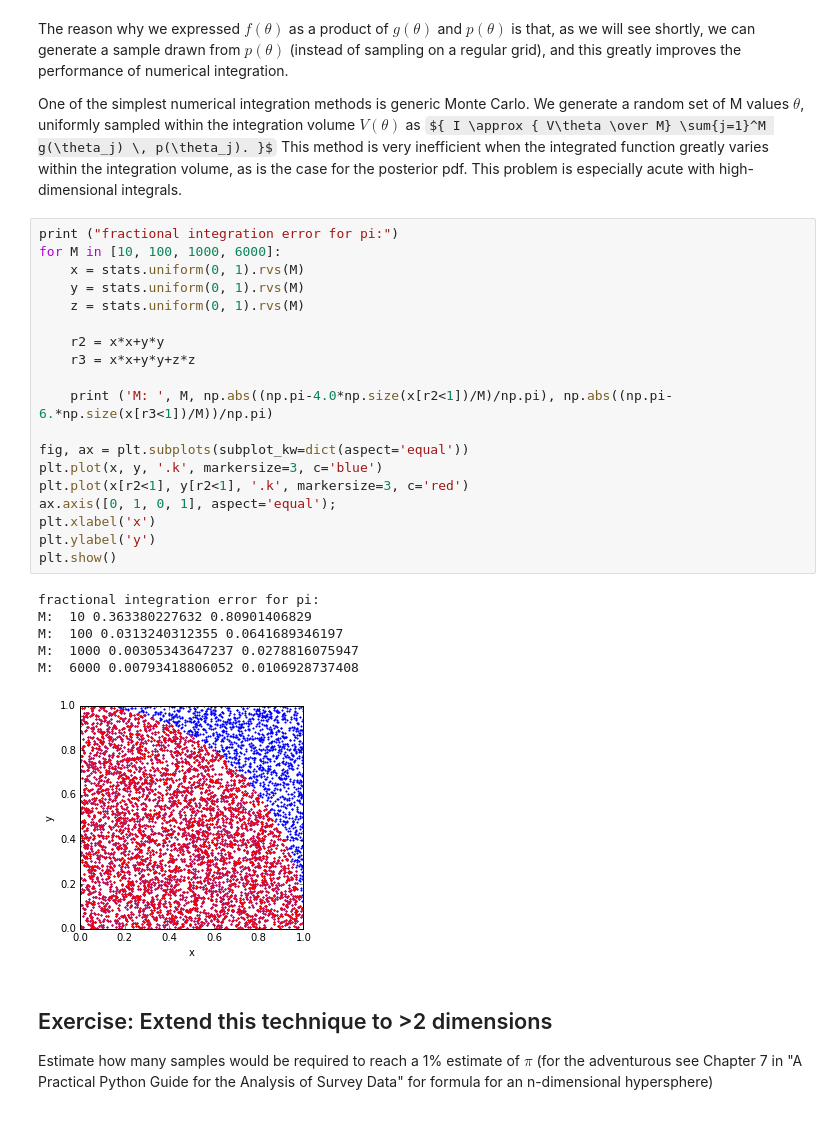
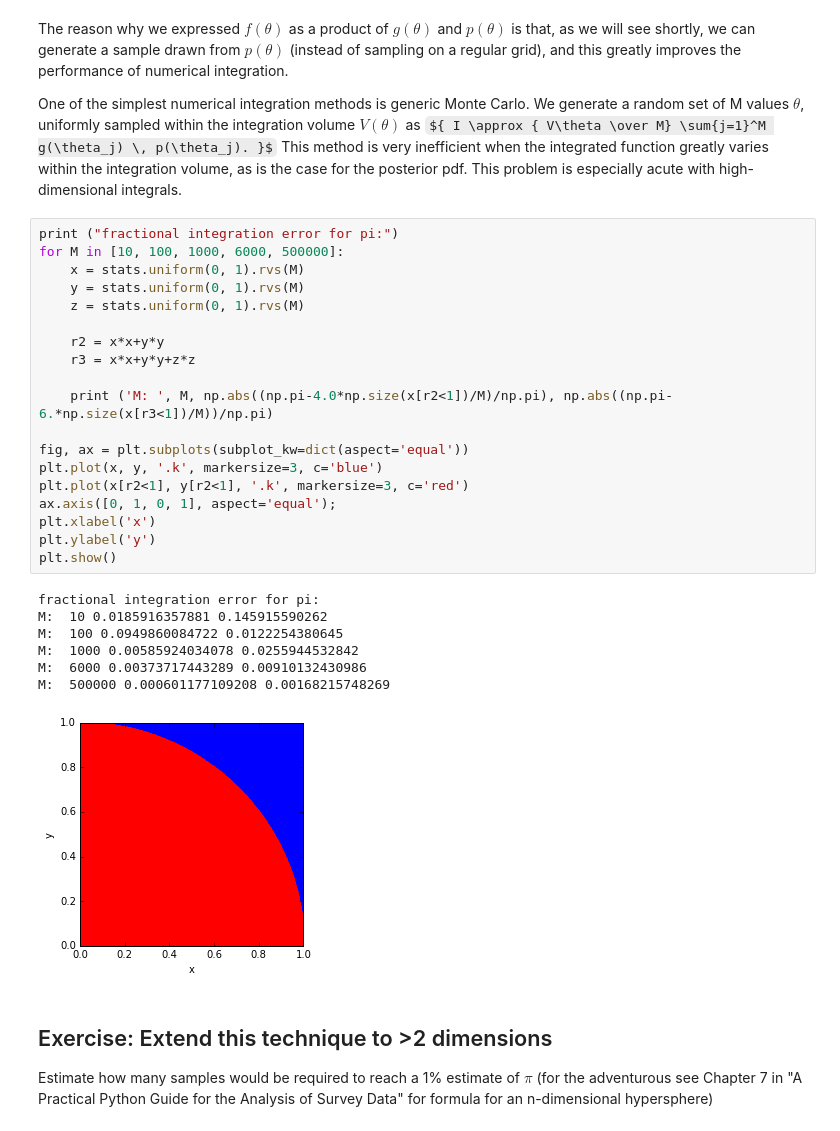
Before and after one commit to dirac-institute/uw-astr598-w18, a Jupyter notebook: lectures/Week-4-Thu.ipynb, the cells around one changed output. Drawn from its saved outputs; the diff is of its cells as text; some formulas as TeX source.

Commit message:
add figures

```diff
--- a/lectures/Week-4-Thu.ipynb
+++ b/lectures/Week-4-Thu.ipynb
@@ -151,30 +151,31 @@ regular grid), and this greatly improves the performance of numerical integratio
 One of the simplest numerical integration methods is generic Monte Carlo. We generate a random set of  M values  $\theta$,  uniformly sampled within the integration volume  $V(\theta)$ as ${ I \approx { V\theta \over M} \sum{j=1}^M g(\theta_j) \, p(\theta_j). }$ This method is very inefficient when the integrated function greatly varies within the integration volume, as is the case for the posterior pdf. This problem is especially acute with high-dimensional integrals.
 # %%
 print ("fractional integration error for pi:")
-for M in [10, 100, 1000, 6000]:
+for M in [10, 100, 1000, 6000, 500000]:
     x = stats.uniform(0, 1).rvs(M)
     y = stats.uniform(0, 1).rvs(M)
     z = stats.uniform(0, 1).rvs(M)
 
     r2 = x*x+y*y
     r3 = x*x+y*y+z*z
 
     print ('M: ', M, np.abs((np.pi-4.0*np.size(x[r2<1])/M)/np.pi), np.abs((np.pi-6.*np.size(x[r3<1])/M))/np.pi)
 
 fig, ax = plt.subplots(subplot_kw=dict(aspect='equal'))
 plt.plot(x, y, '.k', markersize=3, c='blue')
 plt.plot(x[r2<1], y[r2<1], '.k', markersize=3, c='red')
 ax.axis([0, 1, 0, 1], aspect='equal');
 plt.xlabel('x')
 plt.ylabel('y')
 plt.show()
 # %% [output]
 fractional integration error for pi:
-M:  10 0.363380227632 0.80901406829
-M:  100 0.0313240312355 0.0641689346197
-M:  1000 0.00305343647237 0.0278816075947
-M:  6000 0.00793418806052 0.0106928737408
+M:  10 0.0185916357881 0.145915590262
+M:  100 0.0949860084722 0.0122254380645
+M:  1000 0.00585924034078 0.0255944532842
+M:  6000 0.00373717443289 0.00910132430986
+M:  500000 0.000601177109208 0.00168215748269
-[figure, old version]
+[figure, new version]
 # %% [markdown]
 ## Exercise: Extend this technique to >2 dimensions
 
```
Also changed, not shown: parts of 1 cell of this notebook, 11 other files.
